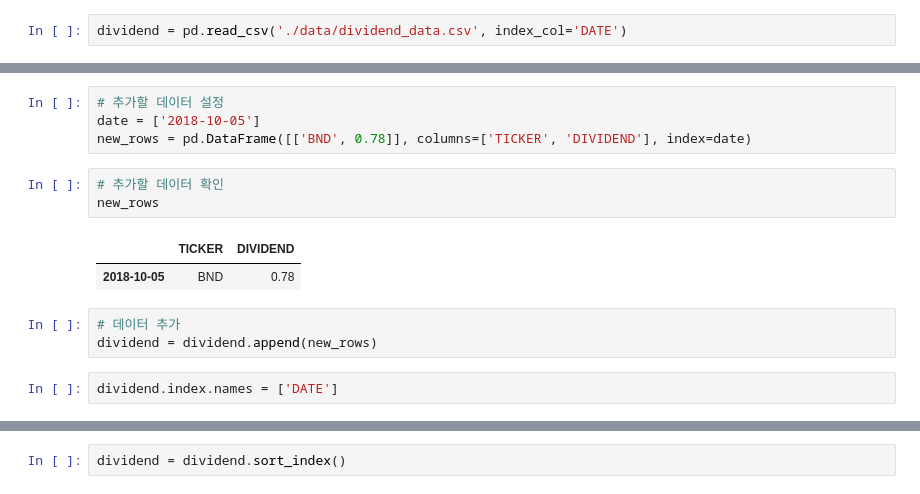
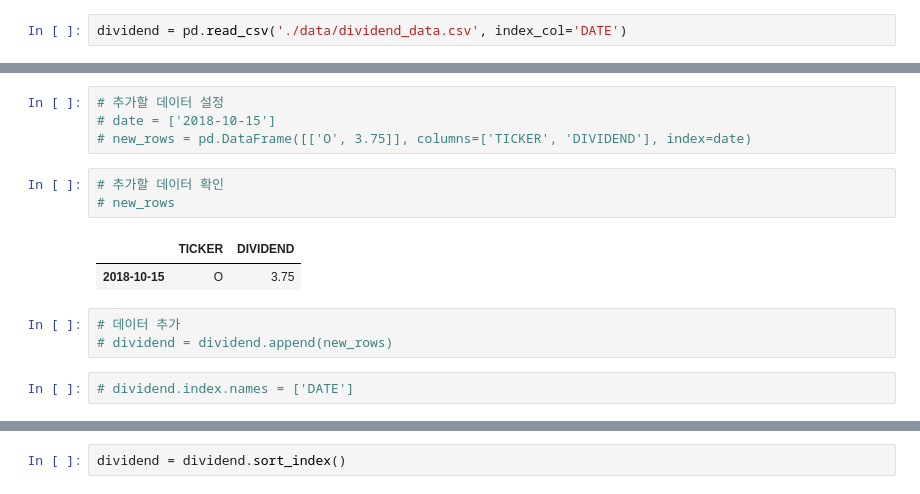
Before and after one commit to angelxtry/PyDataSc, a Jupyter notebook: StockDividend/basic_work_02-DataInsert.ipynb, the cells around one changed output, grey strips where cells are left out. Saved outputs shown, nothing was run; the diff lists cells and outputs as text.

```diff
--- a/StockDividend/basic_work_02-DataInsert.ipynb
+++ b/StockDividend/basic_work_02-DataInsert.ipynb
@@ -29,19 +29,19 @@ dtypes: float64(1), object(1)
 memory usage: 2.9+ KB
 # %%
 # 추가할 데이터 설정
-date = ['2018-10-05']
-new_rows = pd.DataFrame([['BND', 0.78]], columns=['TICKER', 'DIVIDEND'], index=date)
+# date = ['2018-10-15']
+# new_rows = pd.DataFrame([['O', 3.75]], columns=['TICKER', 'DIVIDEND'], index=date)
 # %%
 # 추가할 데이터 확인
-new_rows
+# new_rows
 # %% [output]
 |  | TICKER | DIVIDEND |
-| 2018-10-05 | BND | 0.78 |
+| 2018-10-15 | O | 3.75 |
 # %%
 # 데이터 추가
-dividend = dividend.append(new_rows)
+# dividend = dividend.append(new_rows)
 # %%
-dividend.index.names = ['DATE']
+# dividend.index.names = ['DATE']
 # %%
 dividend.tail()
 # %% [output]
```
Also changed, not shown: parts of 5 cells of this notebook, 5 other files.
